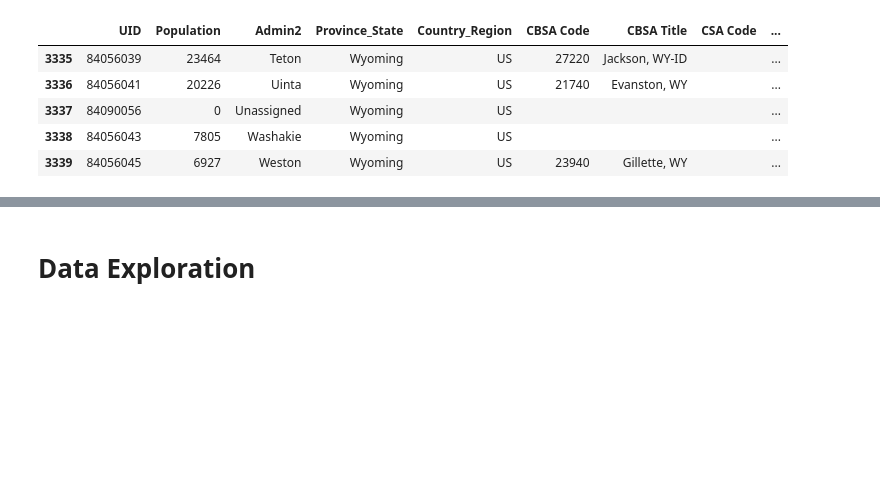
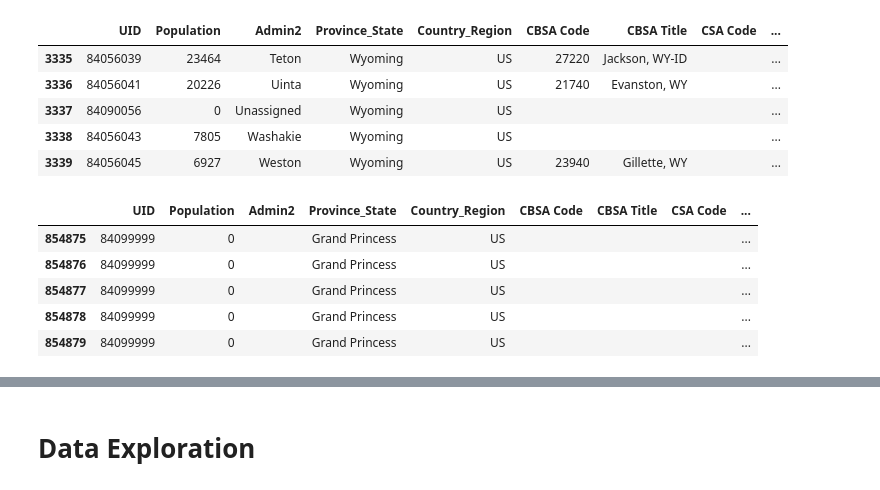
Before and after one commit to andrewcreates/DataScience-Projects, a Jupyter notebook: COVID-19/Google Sheets Automation.ipynb, the cells around one changed output, grey strips where cells are left out. Drawn from its saved outputs; the diff is of its cells as text; code cells hidden in the pictures; blank space fills up the shorter version.

```diff
--- a/COVID-19/Google Sheets Automation.ipynb
+++ b/COVID-19/Google Sheets Automation.ipynb
@@ -75,6 +75,15 @@ us_totals = us_totals.sort_values(by = ['UID','Date']).reset_index(drop=True)
 us_daily = df_usconf_daily.merge(df_usdead_daily[['UID','Date','Daily Dead']], on = ['UID','Date'], how = 'left', suffixes = (False, False))
 us_daily['Date'] = pd.to_datetime(us_daily['Date']).apply(lambda x: pd.datetime.strftime(x, '%m/%d/%y'))
 us_daily = us_daily.sort_values(by = ['UID','Date']).reset_index(drop=True)
+# %%
+us_daily.tail()
+# %% [output]
+|  | UID | Population | Admin2 | Province_State | Country_Region | CBSA Code | CBSA Title | CSA Code | ... |
+| 854875 | 84099999 | 0 |  | Grand Princess | US |  |  |  | ... |
+| 854876 | 84099999 | 0 |  | Grand Princess | US |  |  |  | ... |
+| 854877 | 84099999 | 0 |  | Grand Princess | US |  |  |  | ... |
+| 854878 | 84099999 | 0 |  | Grand Princess | US |  |  |  | ... |
+| 854879 | 84099999 | 0 |  | Grand Princess | US |  |  |  | ... |
 # %%
 #Daily update for spreadsheet 4
 #Date range is ordered from oldest to newest
```
Also changed, not shown: parts of 1 cell of this notebook, 1 other file.
